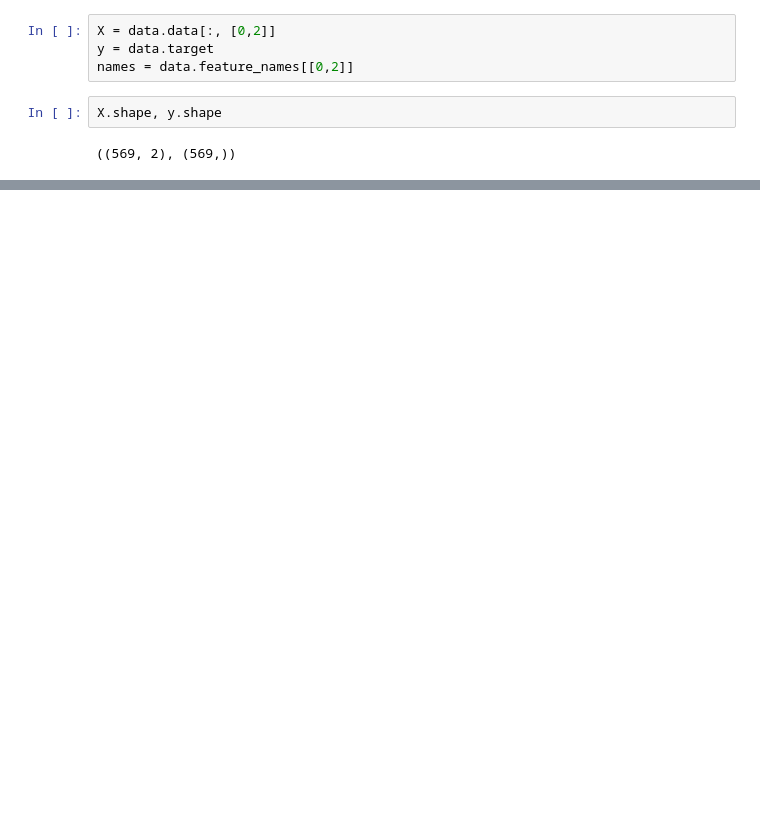
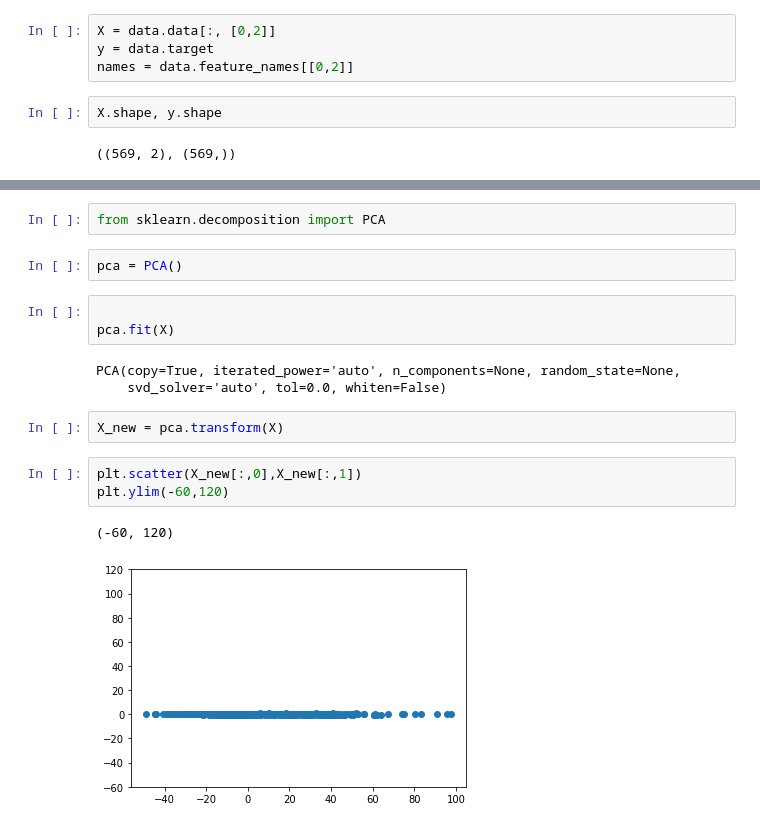
Before and after one commit to ducksfrogs/udemy_dataAna_py, a Jupyter notebook: jp_scikit/Untitled2.ipynb, the cells around one changed output, grey strips where cells are left out. Saved outputs shown, nothing was run; the diff lists cells and outputs as text; blank space fills up the shorter version.

```diff
--- a/jp_scikit/Untitled2.ipynb
+++ b/jp_scikit/Untitled2.ipynb
@@ -80,0 +81,18 @@ plt.scatter(X[:,0],X[:,1])
+# %%
+from sklearn.decomposition import PCA
+# %%
+pca = PCA()
+# %%
+
+pca.fit(X)
+# %% [output]
+PCA(copy=True, iterated_power='auto', n_components=None, random_state=None,
+    svd_solver='auto', tol=0.0, whiten=False)
+# %%
+X_new = pca.transform(X)
+# %%
+plt.scatter(X_new[:,0],X_new[:,1])
+plt.ylim(-60,120)
+# %% [output]
+(-60, 120)
+[figure, added]
```
Also changed, not shown: parts of 15 cells of this notebook, 1 other file.
